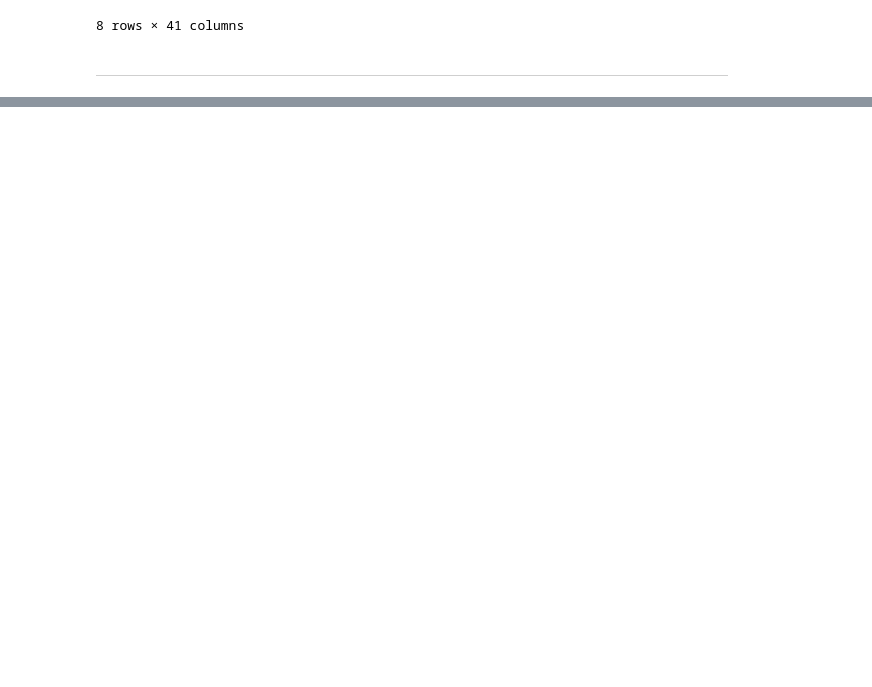
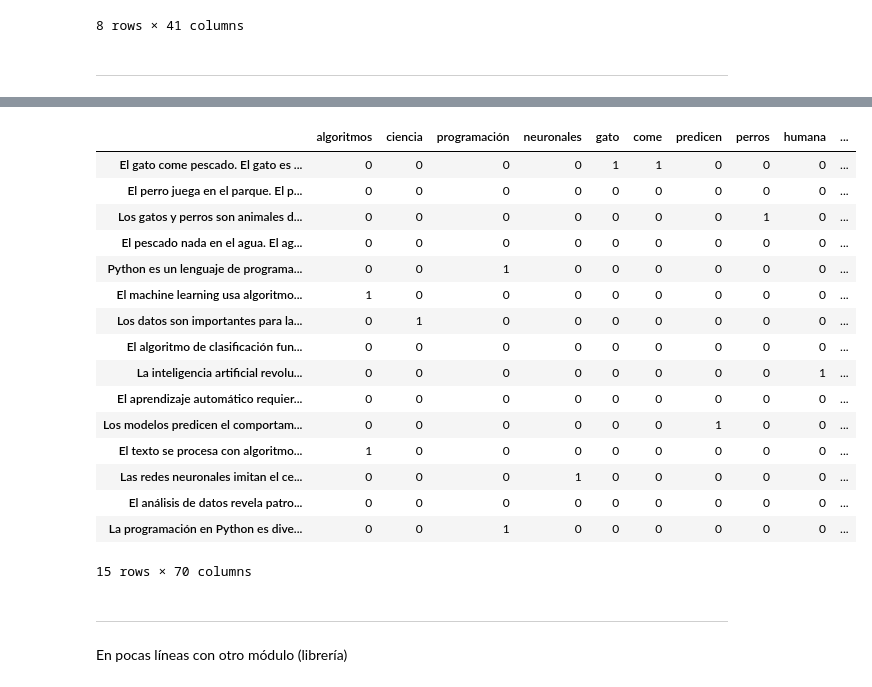
Before and after one commit to mikecr96/NLP-Ago-dic25, a Jupyter notebook: Semana VIII/bow.ipynb, the cells around one changed output, grey strips where cells are left out. Cells and saved outputs as stored; diff of their text form; code cells hidden in the pictures; blank space fills up the shorter version.

```diff
--- a/Semana VIII/bow.ipynb
+++ b/Semana VIII/bow.ipynb
@@ -136,0 +233,25 @@ diccionario = {
+# %%
+bow_matrix, vocab = crear_BoW(documentos_bow, binario=True)
+# %%
+pd.DataFrame(bow_matrix, columns=list(vocab), index=documentos_bow)
+# %% [output]
+|  | algoritmos | ciencia | programación | neuronales | gato | come | predicen | perros | humana | ... |
+| El gato come pescado. El gato es ... | 0 | 0 | 0 | 0 | 1 | 1 | 0 | 0 | 0 | ... |
+| El perro juega en el parque. El p... | 0 | 0 | 0 | 0 | 0 | 0 | 0 | 0 | 0 | ... |
+| Los gatos y perros son animales d... | 0 | 0 | 0 | 0 | 0 | 0 | 0 | 1 | 0 | ... |
+| El pescado nada en el agua. El ag... | 0 | 0 | 0 | 0 | 0 | 0 | 0 | 0 | 0 | ... |
+| Python es un lenguaje de programa... | 0 | 0 | 1 | 0 | 0 | 0 | 0 | 0 | 0 | ... |
+| El machine learning usa algoritmo... | 1 | 0 | 0 | 0 | 0 | 0 | 0 | 0 | 0 | ... |
+| Los datos son importantes para la... | 0 | 1 | 0 | 0 | 0 | 0 | 0 | 0 | 0 | ... |
+| El algoritmo de clasificación fun... | 0 | 0 | 0 | 0 | 0 | 0 | 0 | 0 | 0 | ... |
+| La inteligencia artificial revolu... | 0 | 0 | 0 | 0 | 0 | 0 | 0 | 0 | 1 | ... |
+| El aprendizaje automático requier... | 0 | 0 | 0 | 0 | 0 | 0 | 0 | 0 | 0 | ... |
+| Los modelos predicen el comportam... | 0 | 0 | 0 | 0 | 0 | 0 | 1 | 0 | 0 | ... |
+| El texto se procesa con algoritmo... | 1 | 0 | 0 | 0 | 0 | 0 | 0 | 0 | 0 | ... |
+| Las redes neuronales imitan el ce... | 0 | 0 | 0 | 1 | 0 | 0 | 0 | 0 | 0 | ... |
+| El análisis de datos revela patro... | 0 | 0 | 0 | 0 | 0 | 0 | 0 | 0 | 0 | ... |
+| La programación en Python es dive... | 0 | 0 | 1 | 0 | 0 | 0 | 0 | 0 | 0 | ... |
+15 rows × 70 columns
+# %% [markdown]
+---
+En pocas líneas con otro módulo (librería)
```
Also changed, not shown: parts of 15 cells of this notebook.
